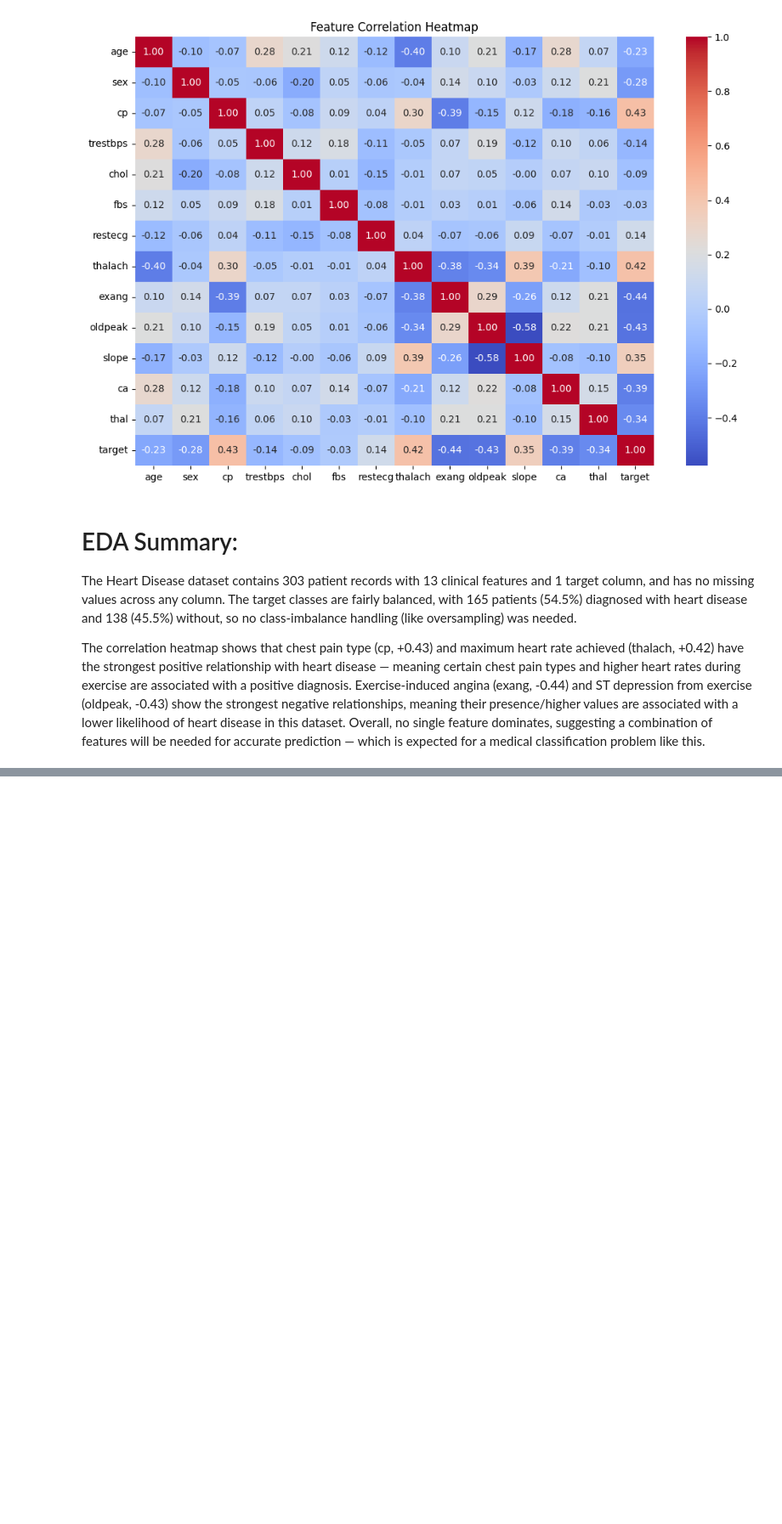
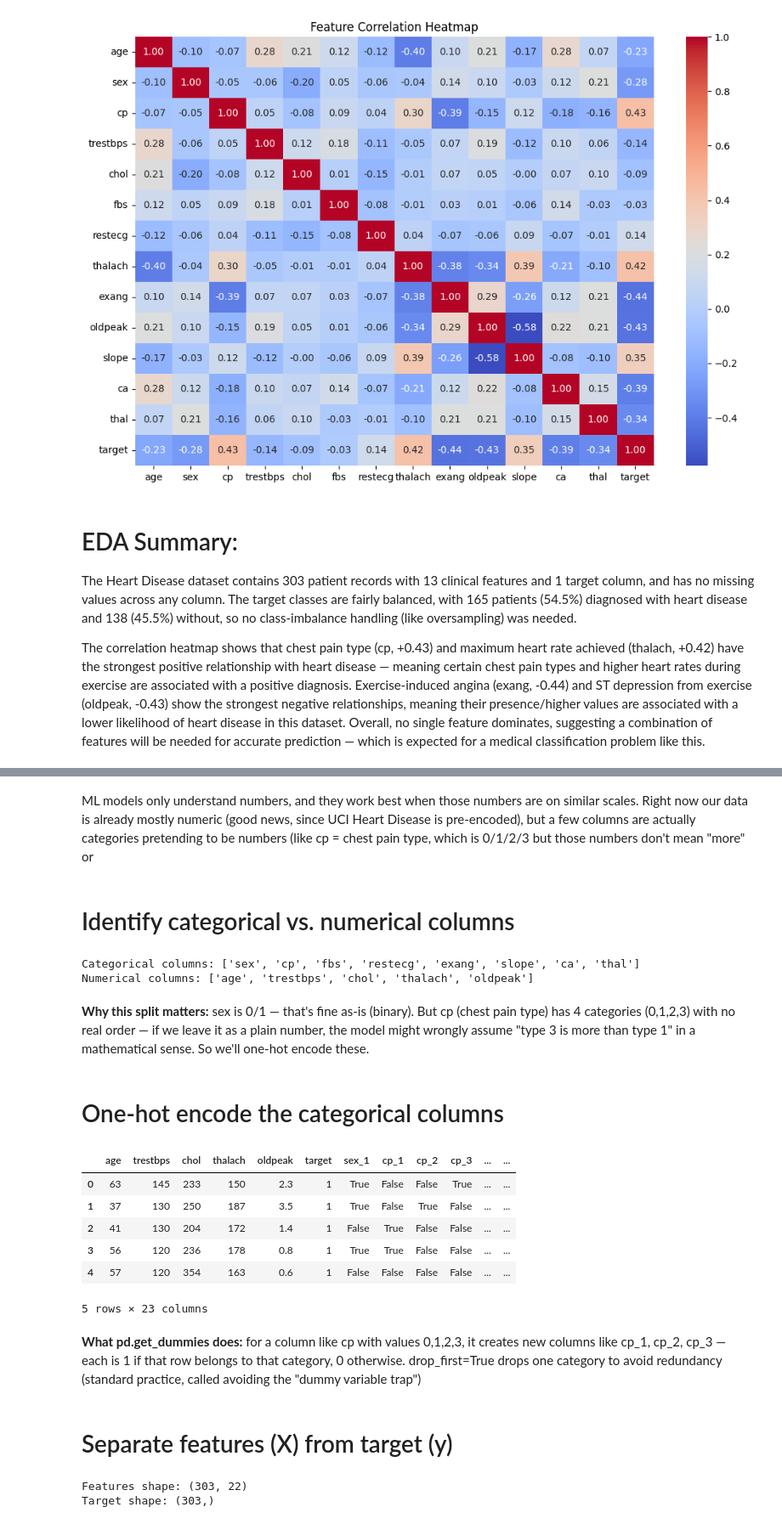
Before and after one commit to ummehabiba-m/-betabytez-aiml-task1-ummeHabiba, a Jupyter notebook: heart_disease_classifier.ipynb, the cells around one changed output, grey strips where cells are left out. Shown at 85% size. Cells and saved outputs as stored; diff of their text form; code cells hidden in the pictures; blank space fills up the shorter version.

Commit message:
"Preprocessing: encoding, train-test split, feature scaling"

```diff
--- a/heart_disease_classifier.ipynb
+++ b/heart_disease_classifier.ipynb
@@ -159,0 +177,46 @@ classification problem like this.
+# %% [markdown]
+ML models only understand numbers, and they work best when those numbers are on similar scales. Right now our data is already mostly numeric (good news, since UCI Heart Disease is pre-encoded), but a few columns are actually categories pretending to be numbers (like cp = chest pain type, which is 0/1/2/3 but those numbers don't mean "more" or
+# %% [markdown]
+# Identify categorical vs. numerical columns
+# %%
+# Categorical columns (numbers that represent categories, not quantities)
+categorical_cols = ['sex', 'cp', 'fbs', 'restecg', 'exang', 'slope', 'ca', 'thal']
+
+# Numerical columns (actual continuous/ordered values)
+numerical_cols = ['age', 'trestbps', 'chol', 'thalach', 'oldpeak']
+
+print("Categorical columns:", categorical_cols)
+print("Numerical columns:", numerical_cols)
+# %% [output]
+Categorical columns: ['sex', 'cp', 'fbs', 'restecg', 'exang', 'slope', 'ca', 'thal']
+Numerical columns: ['age', 'trestbps', 'chol', 'thalach', 'oldpeak']
+# %% [markdown]
+**Why this split matters:** sex is 0/1 — that's fine as-is (binary). But cp (chest pain type) has 4 categories (0,1,2,3) with no real order — if we leave it as a plain number, the model might wrongly assume "type 3 is more than type 1" in a mathematical sense. So we'll one-hot encode these.
+# %% [markdown]
+# One-hot encode the categorical columns
+# %%
+# One-hot encoding: turns each category into its own 0/1 column
+df_encoded = pd.get_dummies(df, columns=categorical_cols, drop_first=True)
+
+df_encoded.head()
+# %% [output]
+|  | age | trestbps | chol | thalach | oldpeak | target | sex_1 | cp_1 | cp_2 | cp_3 | ... | ... |
+| 0 | 63 | 145 | 233 | 150 | 2.3 | 1 | True | False | False | True | ... | ... |
+| 1 | 37 | 130 | 250 | 187 | 3.5 | 1 | True | False | True | False | ... | ... |
+| 2 | 41 | 130 | 204 | 172 | 1.4 | 1 | False | True | False | False | ... | ... |
+| 3 | 56 | 120 | 236 | 178 | 0.8 | 1 | True | True | False | False | ... | ... |
+| 4 | 57 | 120 | 354 | 163 | 0.6 | 1 | False | False | False | False | ... | ... |
+5 rows × 23 columns
+# %% [markdown]
+**What pd.get_dummies does:** for a column like cp with values 0,1,2,3, it creates new columns like cp_1, cp_2, cp_3 — each is 1 if that row belongs to that category, 0 otherwise. drop_first=True drops one category to avoid redundancy (standard practice, called avoiding the "dummy variable trap")
+# %% [markdown]
+# Separate features (X) from target (y)
+# %%
+X = df_encoded.drop('target', axis=1)
+y = df_encoded['target']
+
+print("Features shape:", X.shape)
+print("Target shape:", y.shape)
+# %% [output]
+Features shape: (303, 22)
+Target shape: (303,)
```
Also changed, not shown: parts of 12 cells of this notebook.
